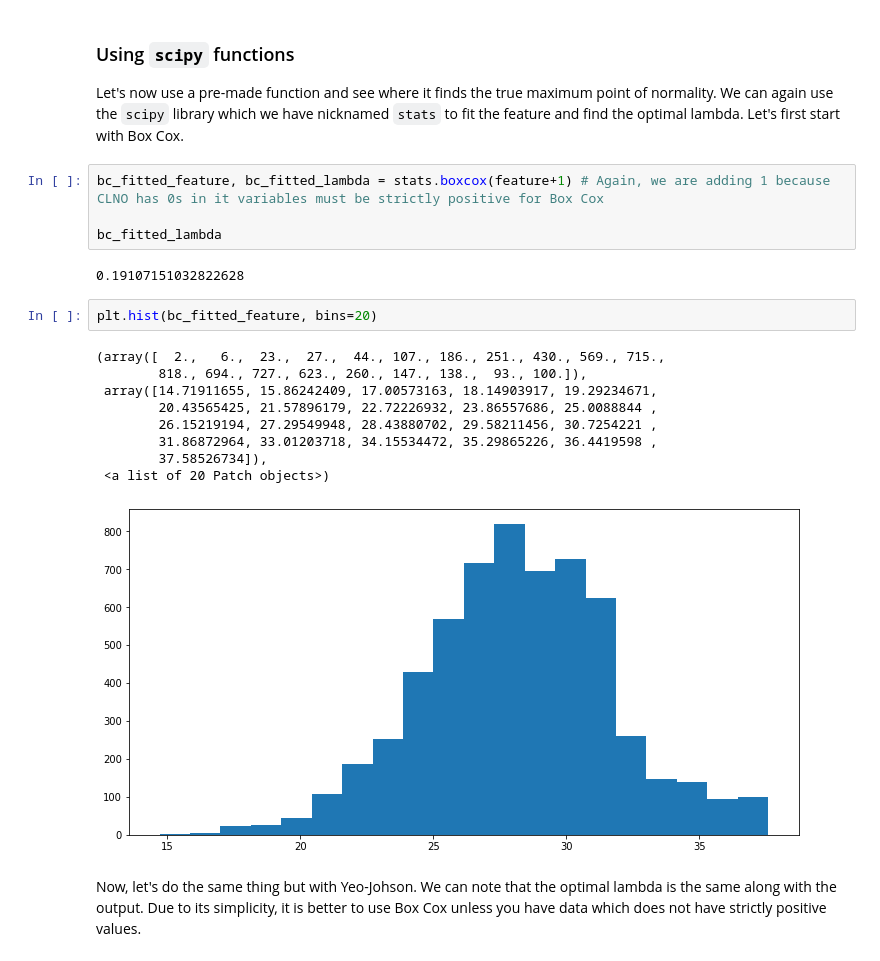
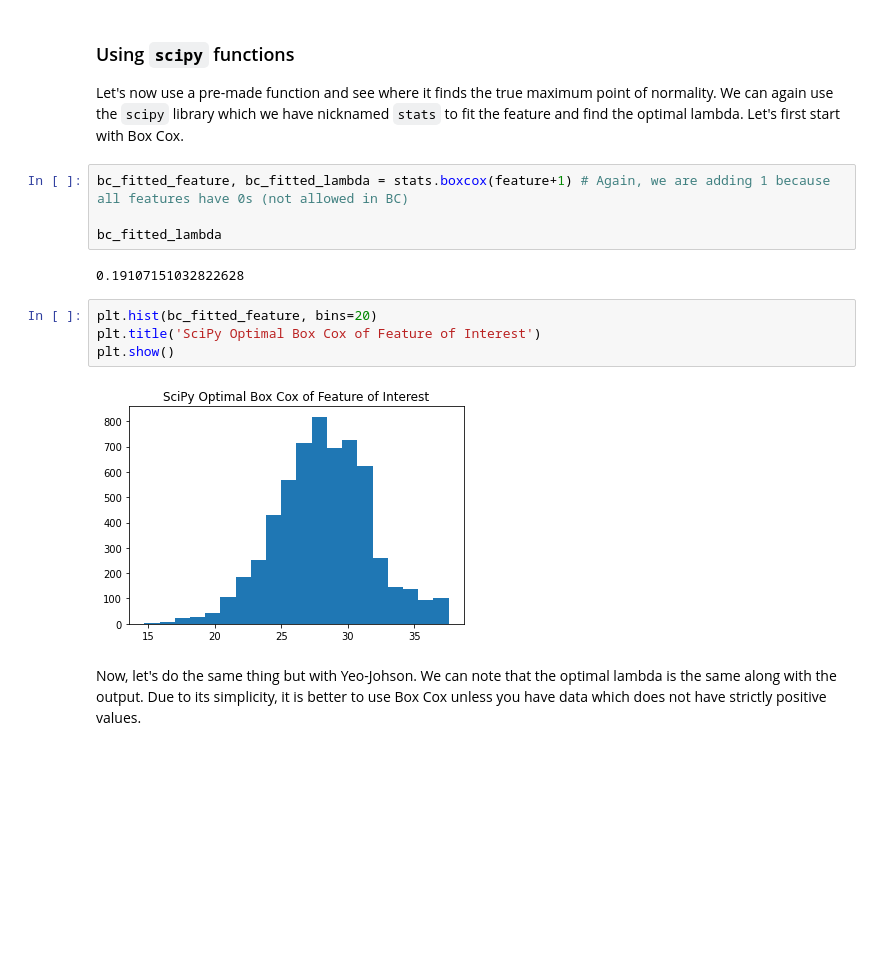
Before and after one commit to Humboldt-WI/bads, a Jupyter notebook: tutorials/9_nb_feature_engineering.ipynb, the cells around one changed output. Saved outputs shown, nothing was run; the diff lists cells and outputs as text; blank space fills up the shorter version.

```diff
--- a/tutorials/9_nb_feature_engineering.ipynb
+++ b/tutorials/9_nb_feature_engineering.ipynb
@@ -440,23 +475,17 @@ Now that we've verified what these transformations do, we'll need to find an opt
 ### Using `scipy` functions
 Let's now use a pre-made function and see where it finds the true maximum point of normality. We can again use the `scipy` library which we have nicknamed `stats` to fit the feature and find the optimal lambda. Let's first start with Box Cox.
 # %%
-bc_fitted_feature, bc_fitted_lambda = stats.boxcox(feature+1) # Again, we are adding 1 because CLNO has 0s in it variables must be strictly positive for Box Cox
+bc_fitted_feature, bc_fitted_lambda = stats.boxcox(feature+1) # Again, we are adding 1 because all features have 0s (not allowed in BC)
 
 bc_fitted_lambda
 # %% [output]
 0.19107151032822628
 # %%
 plt.hist(bc_fitted_feature, bins=20)
+plt.title('SciPy Optimal Box Cox of Feature of Interest')
+plt.show()
 # %% [output]
-(array([  2.,   6.,  23.,  27.,  44., 107., 186., 251., 430., 569., 715.,
-        818., 694., 727., 623., 260., 147., 138.,  93., 100.]),
- array([14.71911655, 15.86242409, 17.00573163, 18.14903917, 19.29234671,
-        20.43565425, 21.57896179, 22.72226932, 23.86557686, 25.0088844 ,
-        26.15219194, 27.29549948, 28.43880702, 29.58211456, 30.7254221 ,
-        31.86872964, 33.01203718, 34.15534472, 35.29865226, 36.4419598 ,
-        37.58526734]),
- <a list of 20 Patch objects>)
-[figure, old version]
+[figure, new version]
 # %% [markdown]
 Now, let's do the same thing but with Yeo-Johson. We can note that the optimal lambda is the same along with the output. Due to its simplicity, it is better to use Box Cox unless you have data which does not have strictly positive values.
 # %%
```
Also changed, not shown: parts of 92 cells of this notebook.
